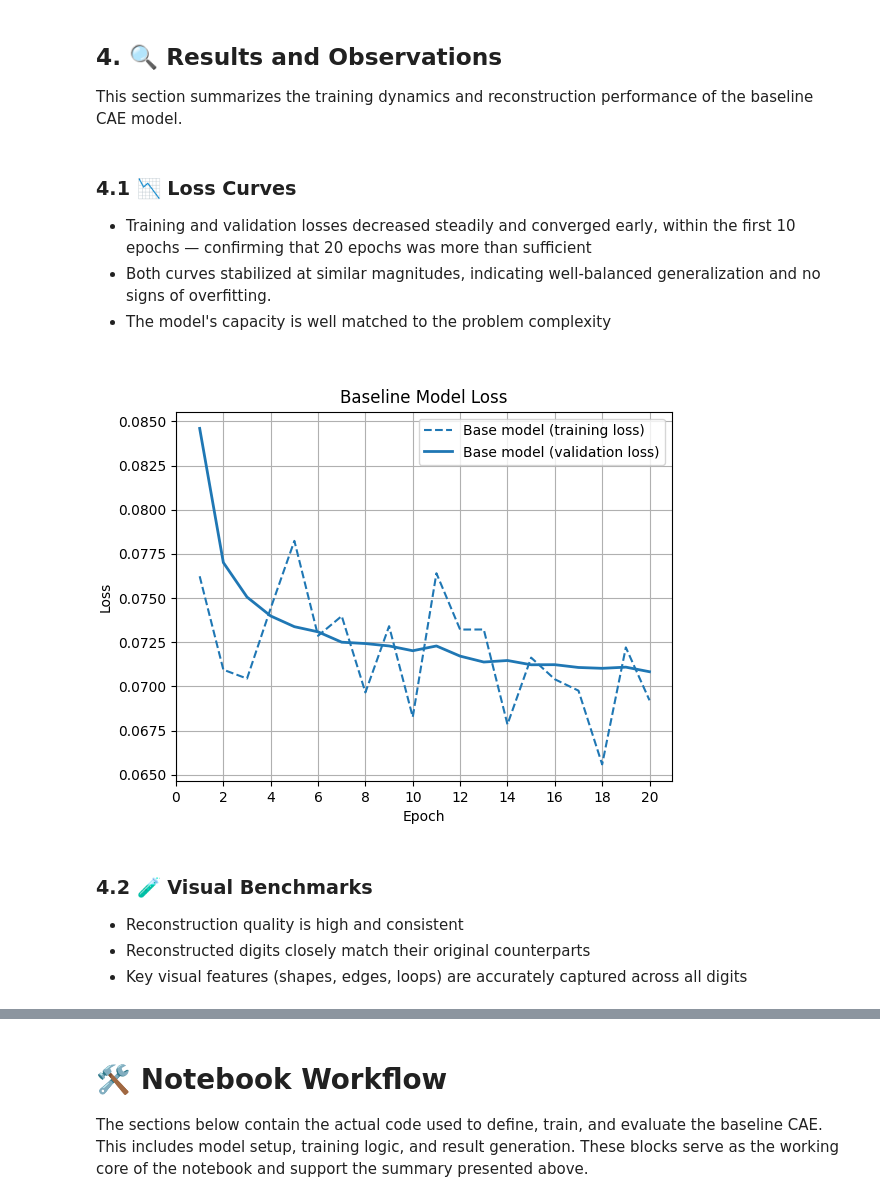
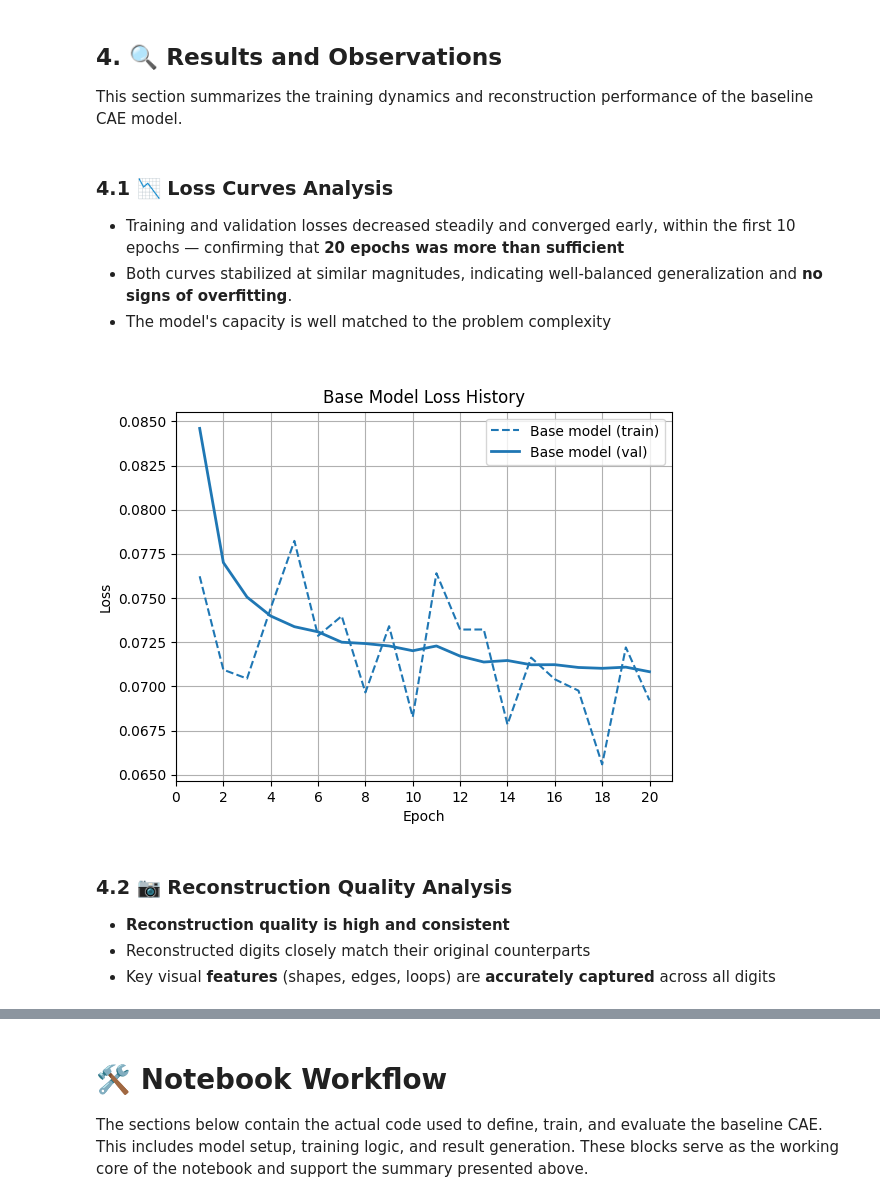
Before and after one commit to vlad-uve/CAE-MNIST, a Jupyter notebook: notebooks/CAE_base_model.ipynb, the cells around one changed output, grey strips where cells are left out. Drawn from its saved outputs; the diff is of its cells as text; code cells hidden in the pictures.

```diff
--- a/notebooks/CAE_base_model.ipynb
+++ b/notebooks/CAE_base_model.ipynb
@@ -68,20 +68,19 @@ This section trains the baseline model using the `run_model_training()` function
 
 This section summarizes the training dynamics and reconstruction performance of the baseline CAE model.
 # %% [markdown]
-### 4.1 📉 Loss Curves
+### 4.1 📉 Loss Curves Analysis
 
-- Training and validation losses decreased steadily and converged early, within the first 10 epochs — confirming that 20 epochs was more than sufficient
-- Both curves stabilized at similar magnitudes, indicating well-balanced generalization and no signs of overfitting.
+- Training and validation losses decreased steadily and converged early, within the first 10 epochs — confirming that **20 epochs was more than sufficient**
+- Both curves stabilized at similar magnitudes, indicating well-balanced generalization and **no signs of overfitting**.
 - The model's capacity is well matched to the problem complexity
 # %%
-from IPython.display import Image, display
-display(Image(filename='/content/CAE-MNIST/outputs/base_model_files/base_model_loss_curve.png'))
+display(Image(filename='/content/CAE-MNIST/outputs/base_model_files/base_image_loss.png'))
 # %% [output]
-[figure, old version]
+[figure, new version]
 # %% [markdown]
-### 4.2 🧪 Visual Benchmarks
+### 4.2 📷 Reconstruction Quality Analysis
 
-- Reconstruction quality is high and consistent
+- **Reconstruction quality is high and consistent**
 - Reconstructed digits closely match their original counterparts
-- Key visual features (shapes, edges, loops) are accurately captured across all digits
+- Key visual **features** (shapes, edges, loops) are **accurately captured** across all digits
 # %%
```
Also changed, not shown: parts of 21 cells of this notebook.
